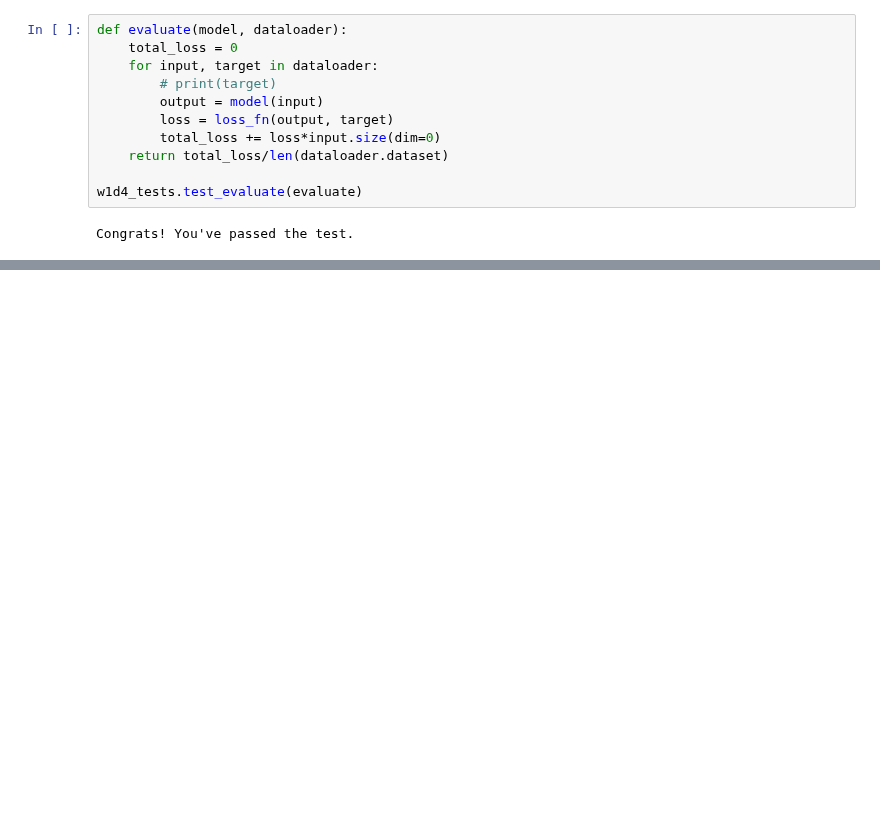
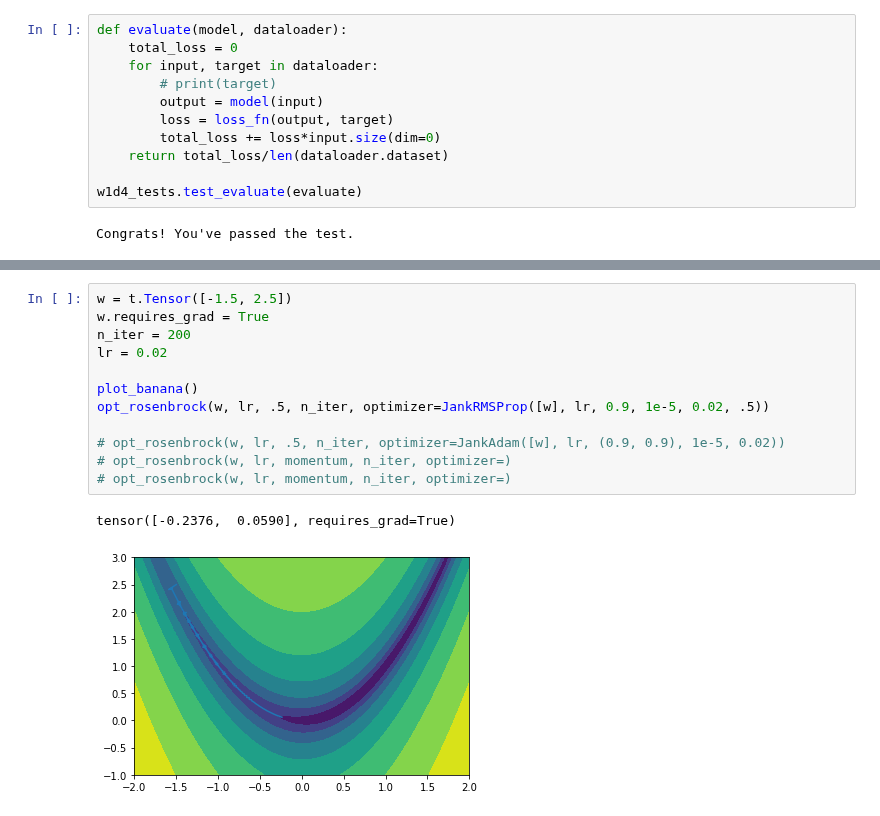
Before and after one commit to redwoodresearch/mlab, a Jupyter notebook: days/w1d4/w1d4_template.ipynb, the cells around one changed output, grey strips where cells are left out. Cells and saved outputs as stored; diff of their text form; blank space fills up the shorter version.

```diff
--- a/days/w1d4/w1d4_template.ipynb
+++ b/days/w1d4/w1d4_template.ipynb
@@ -188,0 +296,15 @@ Your module returns different results from the example solution.
+# %%
+w = t.Tensor([-1.5, 2.5])
+w.requires_grad = True
+n_iter = 200
+lr = 0.02
+
+plot_banana()
+opt_rosenbrock(w, lr, .5, n_iter, optimizer=JankRMSProp([w], lr, 0.9, 1e-5, 0.02, .5))
+
+# opt_rosenbrock(w, lr, .5, n_iter, optimizer=JankAdam([w], lr, (0.9, 0.9), 1e-5, 0.02))
+# opt_rosenbrock(w, lr, momentum, n_iter, optimizer=)
+# opt_rosenbrock(w, lr, momentum, n_iter, optimizer=)
+# %% [output]
+tensor([-0.2376,  0.0590], requires_grad=True)
+[figure, added]
```
Also changed, not shown: parts of 12 cells of this notebook, 7 other files.
